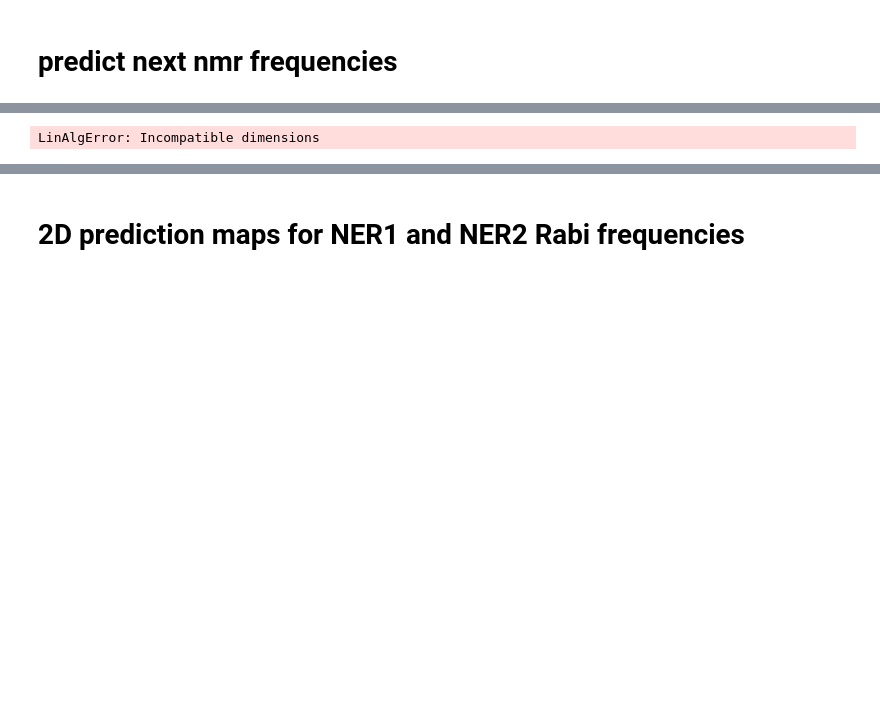
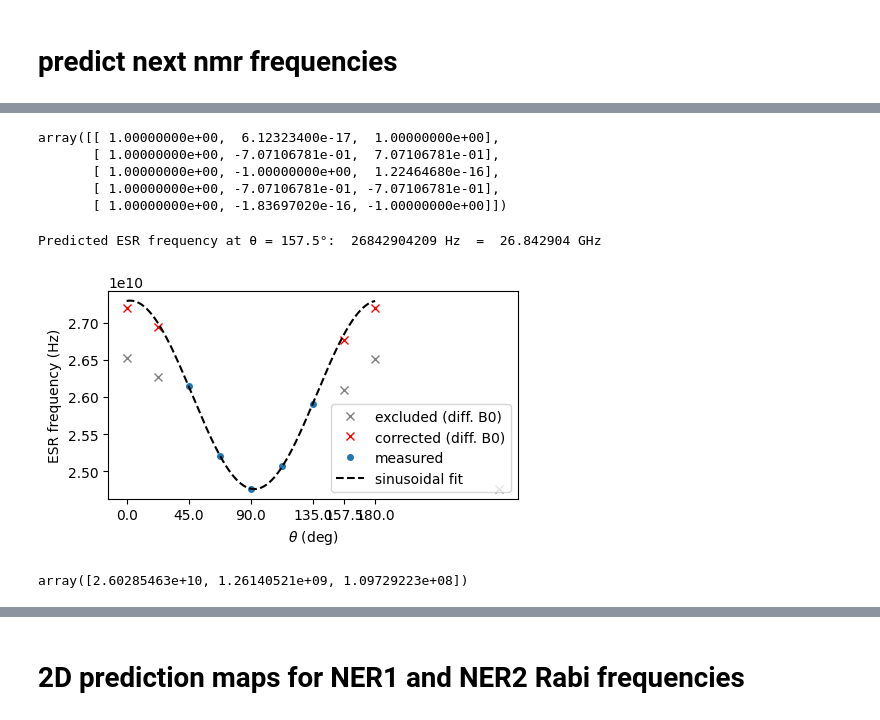
Before and after one commit to arjenvaartjes/Psyduck, a Jupyter notebook: examples/quadrupole modeling/extracting_quadrupole_tensor_few_angles.ipynb, the cells around one changed output, grey strips where cells are left out. Drawn from its saved outputs; the diff is of its cells as text; code cells hidden in the pictures; blank space fills up the shorter version.

```diff
--- a/examples/quadrupole modeling/extracting_quadrupole_tensor_few_angles.ipynb
+++ b/examples/quadrupole modeling/extracting_quadrupole_tensor_few_angles.ipynb
@@ -832,34 +838,44 @@ plt.plot(esr/nmr[3])
+# %%
+A_esr
+# %% [output]
+array([[ 1.00000000e+00,  6.12323400e-17,  1.00000000e+00],
+       [ 1.00000000e+00, -7.07106781e-01,  7.07106781e-01],
+       [ 1.00000000e+00, -1.00000000e+00,  1.22464680e-16],
+       [ 1.00000000e+00, -7.07106781e-01, -7.07106781e-01],
+       [ 1.00000000e+00, -1.83697020e-16, -1.00000000e+00]])
 # %%
 f_ESR = 27184250000.0
-esr = np.array([int(f_ESR - 691.85e6 + 26.5e6), int(f_ESR - 916.76e6), int(f_ESR - 1042.12e6), int(f_ESR - 1972.36e6),
-                int(f_ESR - 2424.72e6), int(f_ESR - 2116.78e6 + 4.6e6), int(f_ESR - 1272.44e6)])
+esr = np.array([int(f_ESR - 691.85e6 + 26.5e6), int(f_ESR - 916.76e6), int(f_ESR - 1042.12e6), int(f_ESR - 1972.36e6), int(f_ESR - 2424.72e6), int(f_ESR - 2116.78e6 + 4.6e6), int(f_ESR - 1272.44e6), int(f_ESR - 1013.09e6 - 74e6), int(f_ESR - 691.85e6 + 26.5e6 - 8e6), int(f_ESR - 2424.72e6)])
 
 # Sinusoidal fit to ESR frequencies (same form as NMR center: a + b·cos(2θ) + c·sin(2θ))
 A_esr = np.column_stack([np.ones_like(thetas[valid]),
                          np.cos(2 * thetas[valid]),
                          np.sin(2 * thetas[valid])])
+
 coeffs_esr, _, _, _ = np.linalg.lstsq(A_esr, esr[valid], rcond=None)
 
 def esr_sinusoid(theta):
     return coeffs_esr[0] + coeffs_esr[1] * np.cos(2 * theta) + coeffs_esr[2] * np.sin(2 * theta)
 
 esr_pred = esr_sinusoid(theta_next)
 
 print(f"Predicted ESR frequency at θ = 157.5°:  {esr_pred:.0f} Hz  =  {esr_pred/1e9:.6f} GHz")
 
 # Diagnostic plot
 fig, ax = plt.subplots(figsize=(5, 3))
 ax.plot(thetas[:2] / np.pi * 180, esr[:2], 'x', color='gray', label='excluded (diff. B0)')
 ax.plot(thetas[:2] / np.pi * 180, esr[:2]*0.999/0.974, 'x', color='red', label='corrected (diff. B0)')
-ax.plot(thetas[2:] / np.pi * 180, esr[2:], '.', markersize=8, label='measured')
+
+ax.plot(thetas[-3:] / np.pi * 180, esr[-3:], 'x', color='gray')
+ax.plot(thetas[-3:-1] / np.pi * 180, esr[-3:-1]*0.999/0.974, 'x', color='red')
+ax.plot(thetas[2:-3] / np.pi * 180, esr[2:-3], '.', markersize=8, label='measured')
 ax.plot(theta_curve / np.pi * 180, esr_sinusoid(theta_curve), 'k--', label='sinusoidal fit')
-ax.plot(157.5, esr_pred, 'r*', markersize=10, label=f'{esr_pred:.0f} Hz')
-ax.plot(157.5, esr_pred*0.974/0.999, '*', markersize=10, color='grey', label=f'{esr_pred*0.974/0.999:.0f} Hz')
 
 ax.set_xlabel(r'$\theta$ (deg)')
 ax.set_ylabel('ESR frequency (Hz)')
 ax.set_xticks([0, 45, 90, 135, 157.5, 180])
 ax.legend()
 plt.tight_layout()
 # %% [output]
-LinAlgError: Incompatible dimensions
+Predicted ESR frequency at θ = 157.5°:  26842904209 Hz  =  26.842904 GHz
+[figure, added]
@@ -871 +882,5 @@ esr = np.array([int(f_ESR - 691.85e6 + 26.5e6), int(f_ESR - 916.76e6), int(f_ESR
+# %%
+coeffs_esr
+# %% [output]
+array([2.60285463e+10, 1.26140521e+09, 1.09729223e+08])
 # %%
```
Also changed, not shown: parts of 22 cells of this notebook, 1 other file.
